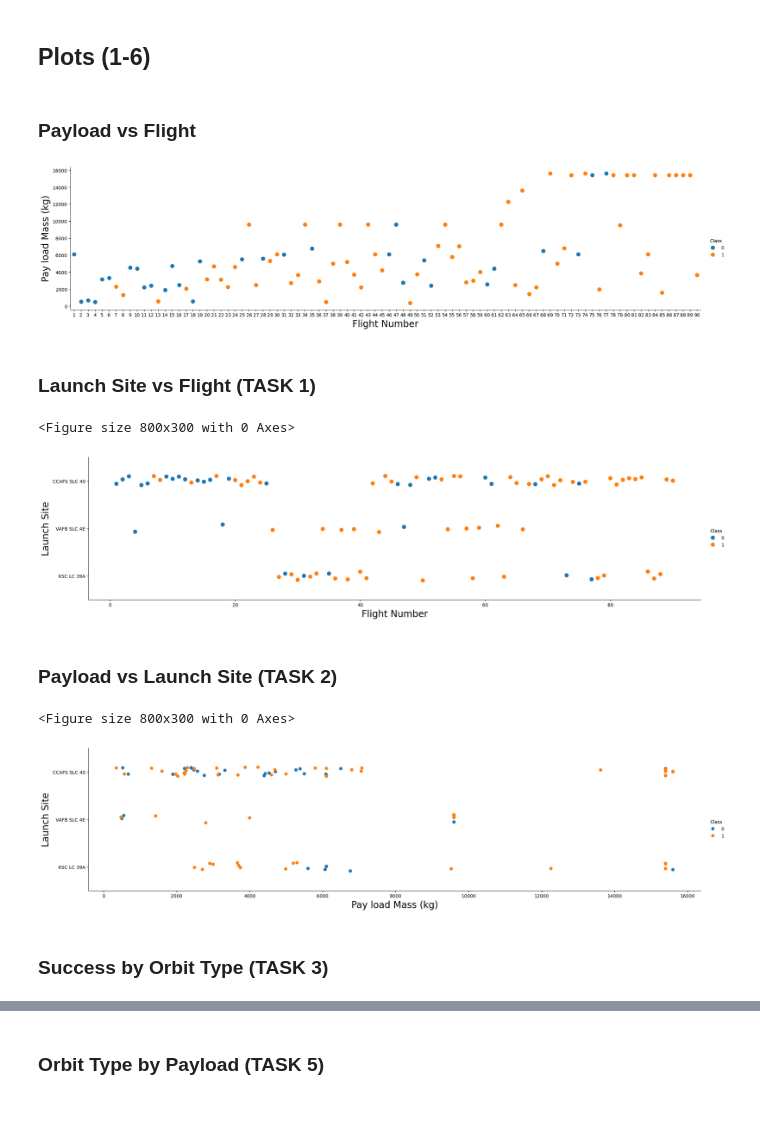
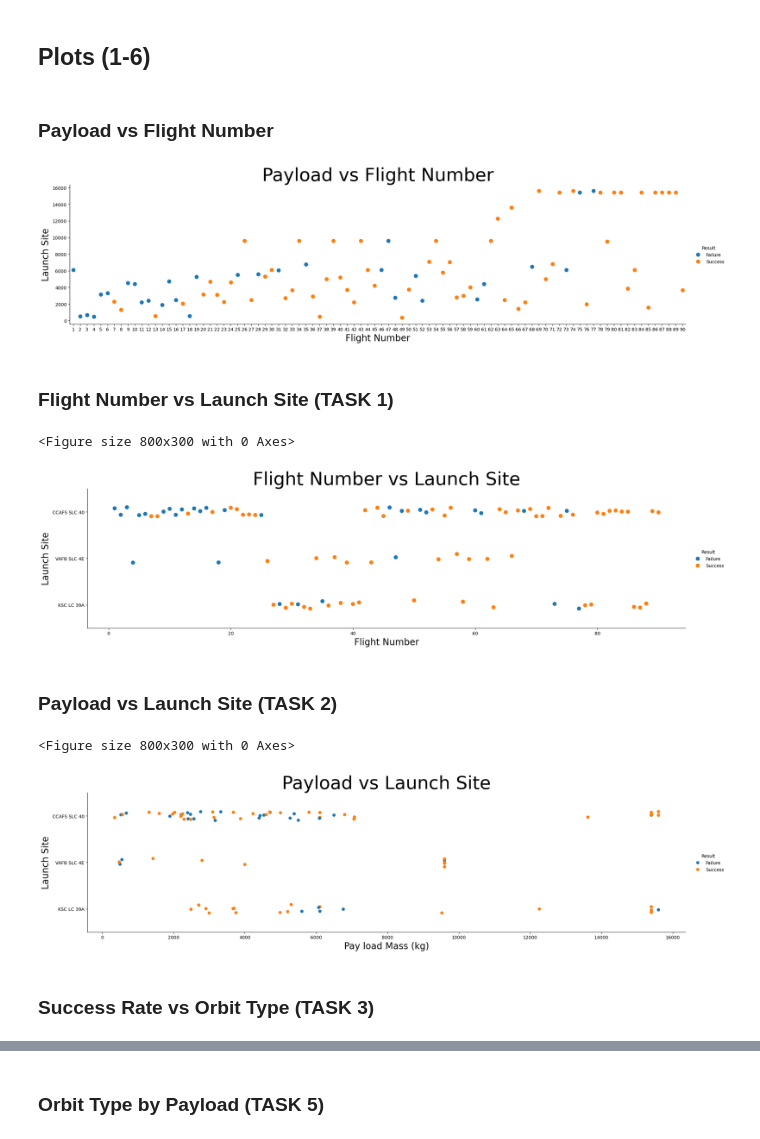
Before and after one commit to sethclose/data_projects, a Jupyter notebook: applied-data-science-capstone/02B_Visualization.ipynb, the cells around one changed output, grey strips where cells are left out. Saved outputs shown, nothing was run; the diff lists cells and outputs as text; code cells hidden in the pictures; blank space fills up the shorter version.

```diff
--- a/applied-data-science-capstone/02B_Visualization.ipynb
+++ b/applied-data-science-capstone/02B_Visualization.ipynb
@@ -17,25 +17,30 @@ df.head(1)
 df.shape
 # %% [output]
 (90, 18)
+# %%
+df = df.assign(Result = df['Class'].map({1:'Success', 0:'Failure'}))
 # %% [markdown]
 ## Plots (1-6)
 # %% [markdown]
-### Payload vs Flight
+### Payload vs Flight Number
 # %%
-sns.catplot(y="PayloadMass", x="FlightNumber", hue="Class", data=df, s=80, aspect = 4)
+sns.catplot(y="PayloadMass", x="FlightNumber", hue="Result", data=df, s=80, aspect = 4)
 plt.xlabel("Flight Number", fontsize=20)
 plt.ylabel("Pay load Mass (kg)", fontsize=20)
+plt.ylabel("Launch Site",fontsize=20)
+plt.title("Payload vs Flight Number",fontsize=40)
 plt.show()
 # %% [output]
-[figure, old version]
+[figure, new version]
 # %% [markdown]
-### Launch Site vs Flight (TASK 1)
+### Flight Number vs Launch Site (TASK 1)
 # %%
 plt.figure(figsize=(8,3))
-sns.catplot(y="LaunchSite", x="FlightNumber", hue="Class", data=df, s=80, aspect = 4)
+sns.catplot(y="LaunchSite", x="FlightNumber", hue="Result", data=df, s=80, aspect = 4)
 plt.xlabel("Flight Number",fontsize=20)
 plt.ylabel("Launch Site",fontsize=20)
+plt.title("Flight Number vs Launch Site",fontsize=40)
 plt.show()
 # %% [output]
 <Figure size 800x300 with 0 Axes>
-[figure, old version]
+[figure, new version]
@@ -45,15 +48,16 @@ plt.show()
 ### Payload vs Launch Site (TASK 2)
 # %%
 plt.figure(figsize=(8,3))
-sns.catplot(y="LaunchSite", x="PayloadMass", hue="Class", data=df, s=50, aspect = 4)
+sns.catplot(y="LaunchSite", x="PayloadMass", hue="Result", data=df, s=50, aspect = 4)
 plt.xlabel("Pay load Mass (kg)",fontsize=20)
 plt.ylabel("Launch Site",fontsize=20)
+plt.title("Payload vs Launch Site",fontsize=40)
 plt.show()
 # %% [output]
 <Figure size 800x300 with 0 Axes>
-[figure, old version]
+[figure, new version]
 # %% [markdown]
-### Success by Orbit Type (TASK 3)
+### Success Rate vs Orbit Type (TASK 3)
 # %%
 plt.figure(figsize=(10,5))
 sns.barplot(x='Orbit', y='Class', hue='Orbit',  data=df.groupby('Orbit')['Class'].mean().reset_index())
```
Also changed, not shown: parts of 11 cells of this notebook, 6 other files.
